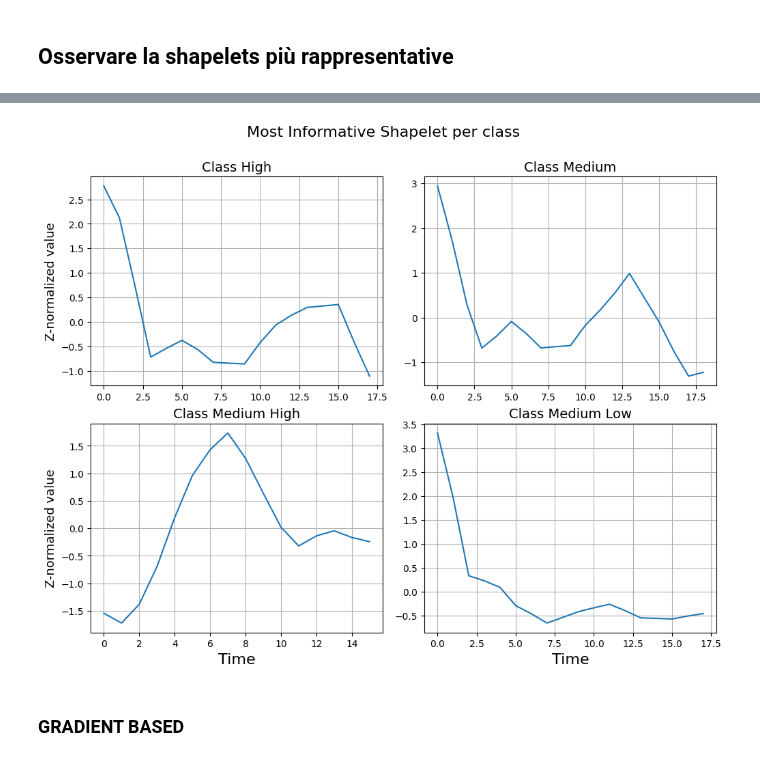
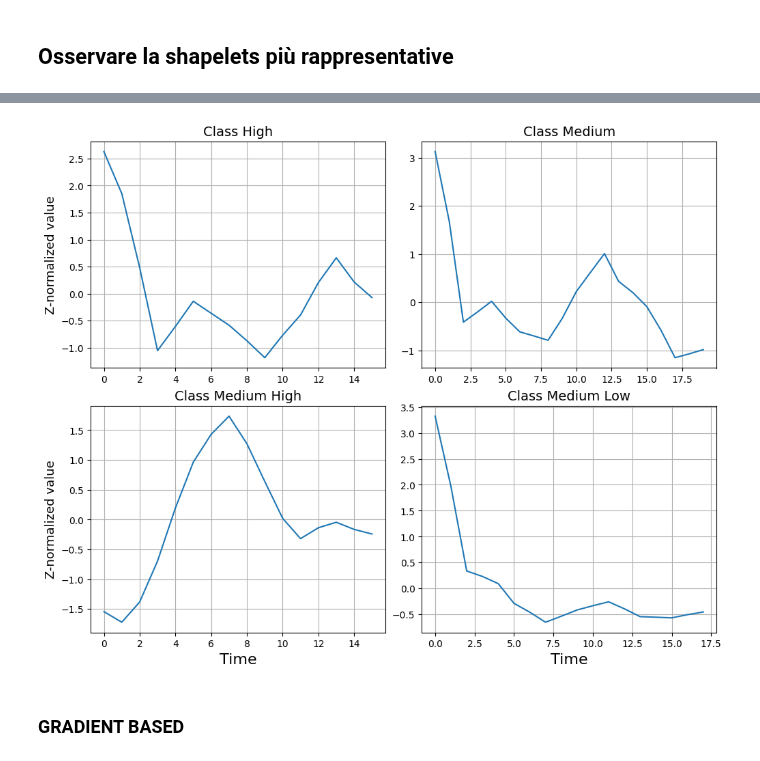
Before and after one commit to luigiascio/Data-Mining-2, a Jupyter notebook: time_series/shapelets_classification.ipynb, the cells around one changed output, grey strips where cells are left out. Saved outputs shown, nothing was run; the diff lists cells and outputs as text; code cells hidden in the pictures.

```diff
--- a/time_series/shapelets_classification.ipynb
+++ b/time_series/shapelets_classification.ipynb
@@ -223,7 +318,7 @@ array([[ 2.48269134,  3.1037468 ,  3.55949756, ..., -0.81402637,
        [ 2.71378502,  3.18495929,  3.6033063 , ..., -0.02482408,
         -0.01659475, -0.0095884 ]], shape=(1134, 100))
 # %%
-stt = RandomShapeletTransform(n_shapelet_samples=1000, max_shapelets=80, min_shapelet_length=6, max_shapelet_length=20, random_state=100)
+stt = RandomShapeletTransform(n_shapelet_samples=2000, min_shapelet_length=6, max_shapelet_length=21, random_state=100)
 X_train_shapelet = stt.fit_transform(X_train, y_train)
 # %%
 print(pd.Series(y_train).value_counts())
@@ -272,0 +392,3 @@ weighted avg       0.43      0.44      0.39       341
+# %%
+# Return probability estimates for the test data X.
+y_test_pred_proba_sh = lr_shapelet.predict_proba(X_test_shapelet)
@@ -272,0 +424,18 @@ weighted avg       0.43      0.44      0.39       341
+# %%
+plt.figure(figsize=(10, 8))
+
+for i, class_label in enumerate(classes):
+    # Precision-Recall curve per la classe i
+    precision, recall, _ = precision_recall_curve(y_test_binarized[:, i], y_test_pred_proba_sh[:, i])
+    ap = average_precision_score(y_test_binarized[:, i], y_test_pred_proba_sh[:, i])
+
+    # Traccia la curva Precision-Recall
+    plt.plot(recall, precision, label=f"Class {class_label} (AP = {ap:.2f})")
+
+# Personalizza il grafico
+plt.xlabel("Recall", fontsize=14)
+plt.ylabel("Precision", fontsize=14)
+plt.title("Precision-Recall Curve (One-vs-Rest)", fontsize=16)
+plt.legend(loc="best", fontsize=12)
+plt.grid()
+plt.show()
@@ -272,0 +444,17 @@ weighted avg       0.43      0.44      0.39       341
+# %%
+cm = confusion_matrix(y_test, y_pred, labels=lr_shapelet.classes_)
+disp = ConfusionMatrixDisplay(confusion_matrix=cm, display_labels=lr_shapelet.classes_)
+
+fig, ax = plt.subplots(figsize=(8, 6))
+disp.plot(ax=ax, cmap=plt.cm.Blues)
+
+# Titolo e label con font personalizzato
+# ax.set_title("Confusion Matrix\n", fontdict={'size': 18})
+ax.set_xlabel("Predicted label", fontdict={'size': 16})
+ax.set_ylabel("True label", fontdict={'size': 16})
+
+# Dimensione dei tick
+ax.tick_params(axis='x', labelsize=12, rotation=45)
+ax.tick_params(axis='y', labelsize=12, rotation=0)
+
+plt.show()
@@ -358,35 +548,35 @@ top_per_class = df_shapelets.sort_values(by='information_gain', ascending=False)
 
 # Crea figura 2x2
 fig, axes = plt.subplots(2, 2, figsize=(10, 8), constrained_layout=True)
 axes = axes.flatten()
 
 for i, (idx, row) in enumerate(top_per_class.iterrows()):
     ax = axes[i]
     ax.plot(row['shapelet'])
     ax.set_title(f"Class {row['class_val']}", fontsize=14)
 
     # Solo la prima colonna ha label Y (indice 0 e 2)
     if i % 2 == 0:
         ax.set_ylabel("Z-normalized value", fontsize=13)
     else:
         ax.set_ylabel("")
 
     # Solo la seconda riga ha label X (indice 2 e 3)
     if i >= 2:
         ax.set_xlabel("Time", fontsize=16)
     else:
         ax.set_xlabel("")
 
     ax.grid(True)
 
 # Disattiva eventuali subplot vuoti
 for j in range(i + 1, len(axes)):
     axes[j].axis('off')
 
-plt.suptitle("Most Informative Shapelet per class\n", fontsize=16)
+# plt.suptitle("Most Informative Shapelet per class\n", fontsize=16)
 plt.show()
 # %% [output]
-[figure, old version]
+[figure, new version]
 # %% [markdown]
 ### GRADIENT BASED
 # %%
```
Also changed, not shown: parts of 44 cells of this notebook, 13 other files.
